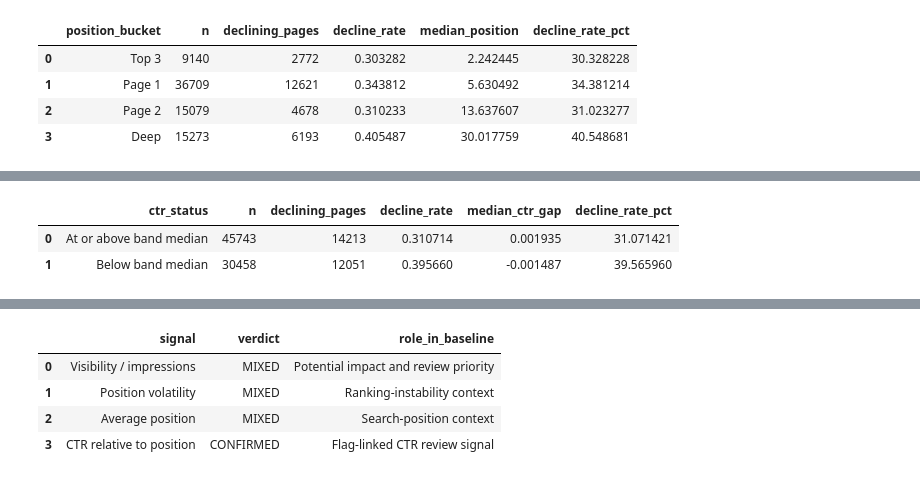
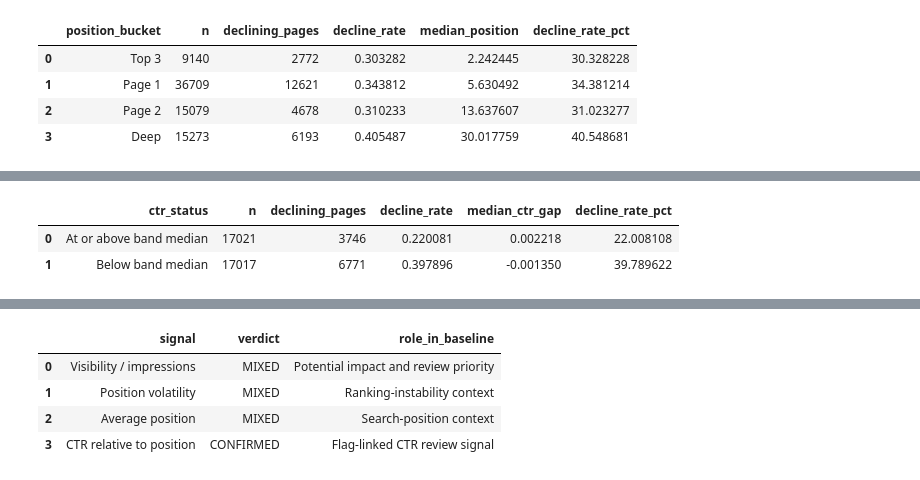
Before and after one commit to Zafar488/flyrank-ml-internship, a Jupyter notebook: work/notebooks/w04_signal_audit.ipynb, the cells around one changed output, grey strips where cells are left out. Saved outputs shown, nothing was run; the diff lists cells and outputs as text; code cells hidden in the pictures.

```diff
--- a/work/notebooks/w04_signal_audit.ipynb
+++ b/work/notebooks/w04_signal_audit.ipynb
@@ -443,9 +566,8 @@ A positive result would support using ranking instability as one part of a revie
 # %%
-# Use rank-based quartiles so each bucket has meaningful sample size
 audit_frame["volatility_bucket"] = pd.qcut(
-    audit_frame["feature_position_volatility"].rank(
-        method="first"
-    ),
+    audit_frame[
+        "feature_position_volatility"
+    ].rank(method="first"),
     q=4,
     labels=[
         "Low",
@@ -695,28 +877,28 @@ flag_linked_table
 # %%
 flag_summary = (
-    audit_frame
+    ctr_audit
     .groupby(
         "ctr_status",
         observed=True,
     )
     .agg(
         n=("is_declining_proxy", "size"),
         declining_pages=("is_declining_proxy", "sum"),
         decline_rate=("is_declining_proxy", "mean"),
         median_ctr_gap=("ctr_gap", "median"),
     )
     .reset_index()
 )
 
 flag_summary["decline_rate_pct"] = (
     100 * flag_summary["decline_rate"]
 )
 
 flag_summary
 # %% [output]
 |  | ctr_status | n | declining_pages | decline_rate | median_ctr_gap | decline_rate_pct |
-| 0 | At or above band median | 45743 | 14213 | 0.310714 | 0.001935 | 31.071421 |
-| 1 | Below band median | 30458 | 12051 | 0.395660 | -0.001487 | 39.565960 |
+| 0 | At or above band median | 17021 | 3746 | 0.220081 | 0.002218 | 22.008108 |
+| 1 | Below band median | 17017 | 6771 | 0.397896 | -0.001350 | 39.789622 |
 # %%
 flag_rate_map = dict(
     zip(
```
Also changed, not shown: parts of 36 cells of this notebook.
